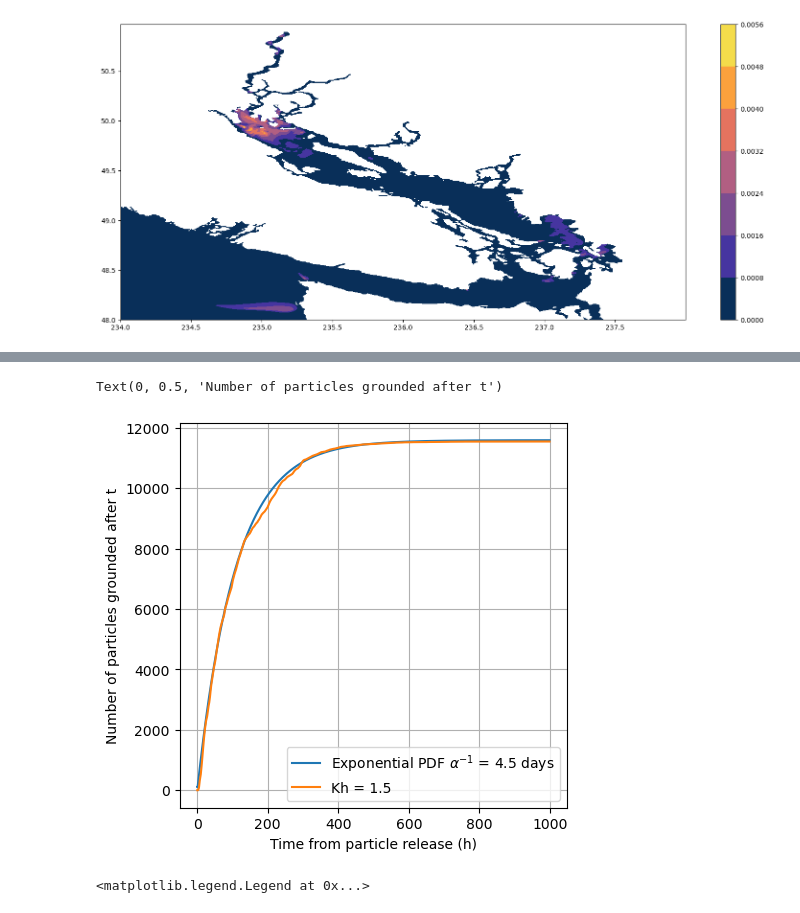
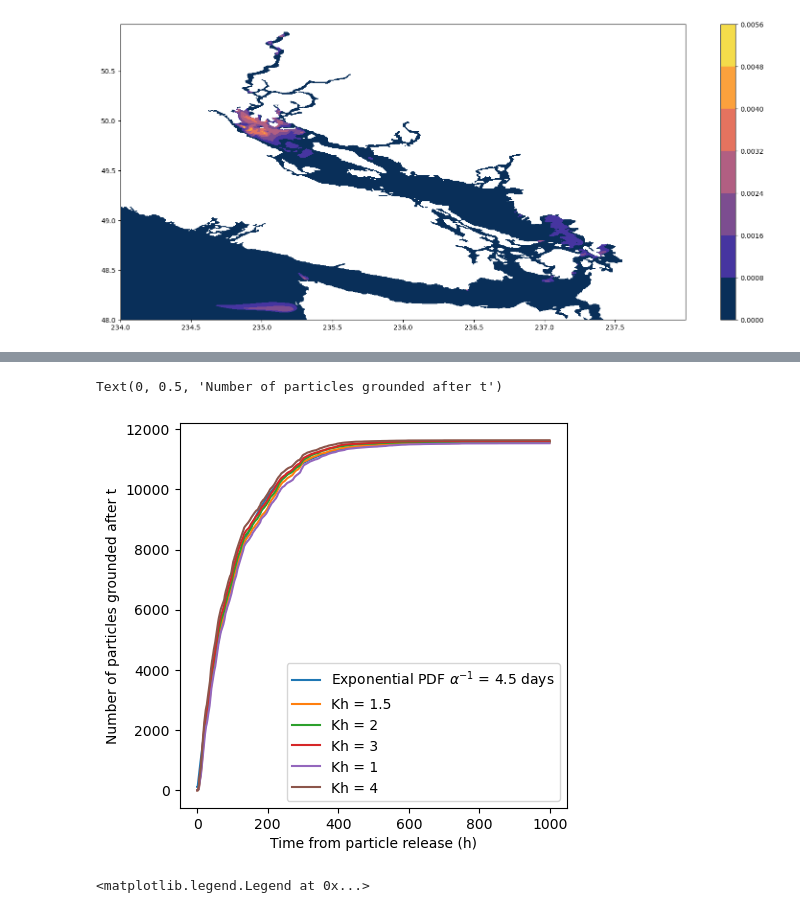
Before and after one commit to SalishSeaCast/analysis-jose, a Jupyter notebook: notebooks/parcels/Remote/Fibres/check_beaching.ipynb, the cells around one changed output, grey strips where cells are left out. Drawn from its saved outputs; the diff is of its cells as text; code cells hidden in the pictures.

```diff
--- a/notebooks/parcels/Remote/Fibres/check_beaching.ipynb
+++ b/notebooks/parcels/Remote/Fibres/check_beaching.ipynb
@@ -153,3 +166,29 @@ ds5 = xr.open_dataset(outfile5)
+# %%
+winter=pd.read_csv('/home/jvalenti/MOAD/analysis-jose/OParcels/winter.csv')
+winter1=winter.b1
+winter2=winter.b2
+winter3=winter.b3
+winter4=winter.b4
+winter5=winter.b5
+# %%
+winter1 = winter1-1263
+winter2 = winter2-1175
+winter3 = winter3-953
+winter4 = winter4-1360
+winter5 = winter5-903
+# %%
+nostokes=pd.read_csv('/home/jvalenti/MOAD/analysis-jose/OParcels/nostokes.csv')
+nostokes1=nostokes.b1
+nostokes2=nostokes.b2
+nostokes3=nostokes.b3
+nostokes4=nostokes.b4
+nostokes5=nostokes.b5
+# %%
+nostokes1=nostokes1 - 570
+nostokes2=nostokes2 - 513
+nostokes3=nostokes3 - 457
+nostokes4=nostokes4 - 618
+nostokes5=nostokes5 - 415
 # %%
 obss=pd.read_csv('/home/jvalenti/MOAD/analysis-jose/OParcels/obsss.csv')
 obsss=obss.b1
@@ -175,39 +254,39 @@ b5 = []
 for i in range(1000):
     b.append(np.sum(obsss[0:i]))
     b2.append(np.sum(obsss2[0:i]))
     b3.append(np.sum(obsss3[0:i]))
     b4.append(np.sum(obsss4[0:i]))
     b5.append(np.sum(obsss5[0:i]))
 
 alpha = 1/(4.5*24)
 alphaM = 1/(5.9*24)
 alpham = 1/(0.1*24)
 p = b[-1]* alpha * (np.exp(-alpha*time2))
 p2 = b[-1]* alphaM * (np.exp(-alphaM*time2))
 p3 = b[-1]* alpham * (np.exp(-alpham*time2))
 pn =[p[0]]
 pn2 =[p3[0]]
 pn3 =[p2[0]]
 for i in range(1,len(time2)):
     pn.append(np.sum(p[:i]))
     pn2.append(np.sum(p2[:i]))
     pn3.append(np.sum(p3[:i]))
 fig,ax=plt.subplots(1,1,figsize=(5,5))
 plt.plot(pn,label=r'Exponential PDF $\alpha^{-1}$ = 4.5 days' )
 plt.plot(b,label='Kh = 1.5')
-#plt.plot(b2,label='Kh = 2')
-#plt.plot(b3,label='Kh = 3')
-#plt.plot(b4,label='Kh = 1')
-#plt.plot(b5,label='Kh = 4')
+plt.plot(b2,label='Kh = 2')
+plt.plot(b3,label='Kh = 3')
+plt.plot(b4,label='Kh = 1')
+plt.plot(b5,label='Kh = 4')
 #plt.fill_between(time2, pn2, pn3,alpha = 0.2,label='stderror')
 #plt.xlim((-0.5,200))
 plt.legend(loc = 4)
-plt.grid()
+#plt.grid()
 plt.xlabel('Time from particle release (h)')
 plt.ylabel('Number of particles grounded after t')
 # %% [output]
 Text(0, 0.5, 'Number of particles grounded after t')
-[figure, old version]
+[figure, new version]
 # %%
 time2 = np.linspace(0,24*41.66,1000)
 
```
Also changed, not shown: parts of 7 cells of this notebook, 8 other files.
